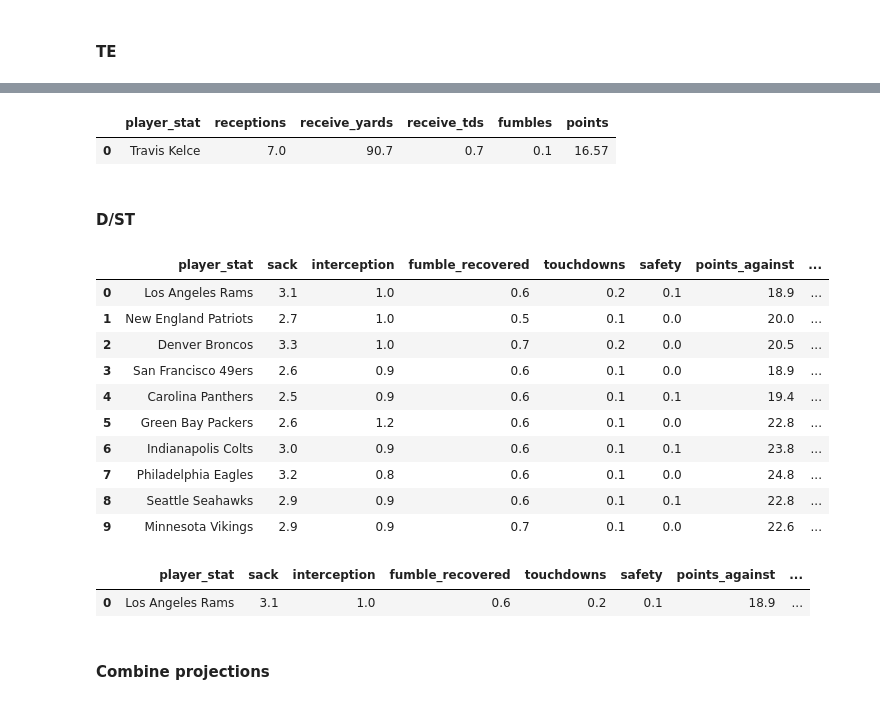
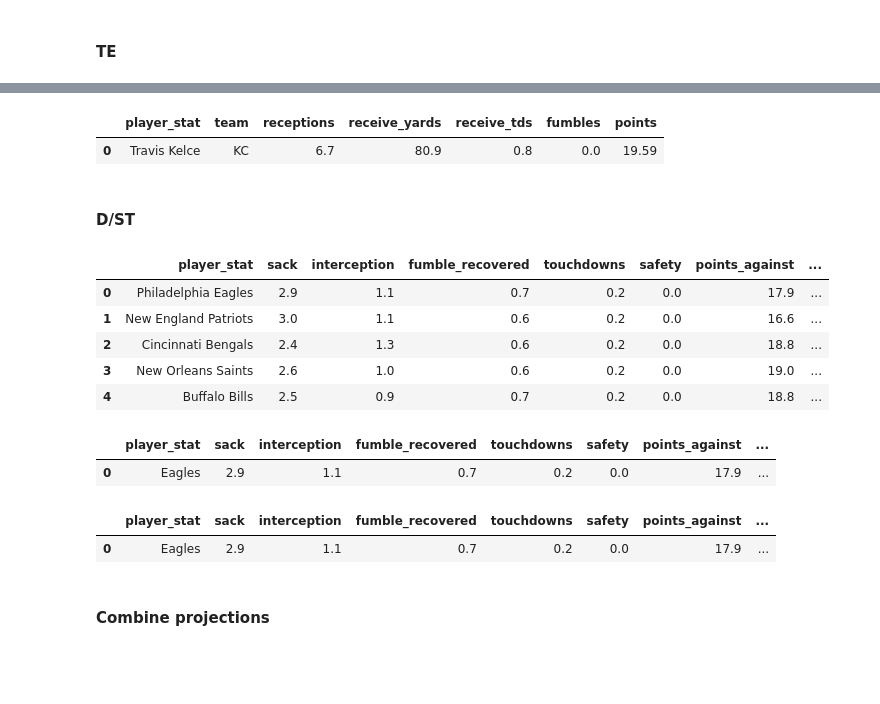
Before and after one commit to DMcDonough26/nfl_dfs_optimizer, a Jupyter notebook: nfl_dfs_optimizer.ipynb, the cells around one changed output, grey strips where cells are left out. Saved outputs shown, nothing was run; the diff lists cells and outputs as text; code cells hidden in the pictures; blank space fills up the shorter version.

```diff
--- a/nfl_dfs_optimizer.ipynb
+++ b/nfl_dfs_optimizer.ipynb
@@ -20,5 +24,8 @@ from pulp import *
 ### 1. Scrape Projections
 # %% [markdown]
 First, I need to scrape a source of fantasy projections. For my purposes, I am going to treat these projections as truth, and determine how to optimally select a lineup that maximizes the number of projected fantasy points.
+# %%
+week = 11
+droplist = ['TEN','GB','KC','LAC','SF','ARI','JAC','MIA','SEA','TB']
 # %% [markdown]
 #### QB Projections
@@ -295,53 +99,18 @@ te_projections['points'] = te_projections.apply(te_scoring, args= (scoring_dict,
-# %%
-te_projections.head(1)
-# %% [output]
-|  | player_stat | receptions | receive_yards | receive_tds | fumbles | points |
-| 0 | Travis Kelce | 7.0 | 90.7 | 0.7 | 0.1 | 16.57 |
+# %%
+te_projections['points'] = te_projections.apply(te_scoring, args= (scoring_dict,), axis=1)
+te_projections.head(1)
+# %% [output]
+|  | player_stat | team | receptions | receive_yards | receive_tds | fumbles | points |
+| 0 | Travis Kelce | KC | 6.7 | 80.9 | 0.8 | 0.0 | 19.59 |
 # %% [markdown]
 #### D/ST
-# %%
-def scrape_dst():
-    url = 'https://www.fantasypros.com/nfl/projections/dst.php?week=1'
-    response = requests.get(url)
-    soup = BeautifulSoup(response.text, "html.parser")
-
-    player_stat = []
-    sack = []
-    interception = []
-    fumble_recovered = []
-    touchdowns = []
-    safety = []
-    points_against = []
-    yards_against = []
-
-    for i in range(32):
-        name = len(str(soup.findAll('td')[0+10*i].findAll('a')[0]).split('>')[1])
-        player_stat.append(str(soup.findAll('td')[0+10*i].findAll('a')[0]).split('>')[1][0:name-3])
-        sack.append(float((str(soup.findAll('td')[1+10*i]).split('>')[1].split('<')[0])))
-        interception.append(float((str(soup.findAll('td')[2+10*i]).split('>')[1].split('<')[0])))
-        fumble_recovered.append(float((str(soup.findAll('td')[3+10*i]).split('>')[1].split('<')[0])))
-        touchdowns.append(float((str(soup.findAll('td')[5+10*i]).split('>')[1].split('<')[0])))
-        safety.append(float((str(soup.findAll('td')[6+10*i]).split('>')[1].split('<')[0])))
-        points_against.append(float((str(soup.findAll('td')[7+10*i]).split('>')[1].split('<')[0])))
-        yards_against.append((str(soup.findAll('td')[8+10*i]).split('>')[1].split('<')[0]))
-
-    dst_projections = pd.DataFrame({'player_stat':player_stat,'sack':sack,'interception':interception,
-                                   'fumble_recovered':fumble_recovered,'touchdowns':touchdowns,
-                                   'safety':safety,'points_against':points_against,'yards_against':yards_against})
-
-    return dst_projections
 # %%
-dst_projections = scrape_dst()
-dst_projections[0:10]
+dst_projections = scrape_dst(week)
+dst_projections.head()
 # %% [output]
 |  | player_stat | sack | interception | fumble_recovered | touchdowns | safety | points_against | ... |
-| 0 | Los Angeles Rams | 3.1 | 1.0 | 0.6 | 0.2 | 0.1 | 18.9 | ... |
-| 1 | New England Patriots | 2.7 | 1.0 | 0.5 | 0.1 | 0.0 | 20.0 | ... |
-| 2 | Denver Broncos | 3.3 | 1.0 | 0.7 | 0.2 | 0.0 | 20.5 | ... |
-| 3 | San Francisco 49ers | 2.6 | 0.9 | 0.6 | 0.1 | 0.0 | 18.9 | ... |
-| 4 | Carolina Panthers | 2.5 | 0.9 | 0.6 | 0.1 | 0.1 | 19.4 | ... |
-| 5 | Green Bay Packers | 2.6 | 1.2 | 0.6 | 0.1 | 0.0 | 22.8 | ... |
-| 6 | Indianapolis Colts | 3.0 | 0.9 | 0.6 | 0.1 | 0.1 | 23.8 | ... |
-| 7 | Philadelphia Eagles | 3.2 | 0.8 | 0.6 | 0.1 | 0.0 | 24.8 | ... |
-| 8 | Seattle Seahawks | 2.9 | 0.9 | 0.6 | 0.1 | 0.1 | 22.8 | ... |
-| 9 | Minnesota Vikings | 2.9 | 0.9 | 0.7 | 0.1 | 0.0 | 22.6 | ... |
+| 0 | Philadelphia Eagles | 2.9 | 1.1 | 0.7 | 0.2 | 0.0 | 17.9 | ... |
+| 1 | New England Patriots | 3.0 | 1.1 | 0.6 | 0.2 | 0.0 | 16.6 | ... |
+| 2 | Cincinnati Bengals | 2.4 | 1.3 | 0.6 | 0.2 | 0.0 | 18.8 | ... |
+| 3 | New Orleans Saints | 2.6 | 1.0 | 0.6 | 0.2 | 0.0 | 19.0 | ... |
+| 4 | Buffalo Bills | 2.5 | 0.9 | 0.7 | 0.2 | 0.0 | 18.8 | ... |
@@ -357,7 +117,14 @@ dst_projections['points'] = dst_projections.apply(dst_scoring, args= (scoring_di
 # %%
+dst_projections = clean_dst(dst_projections)
 dst_projections.head(1)
 # %% [output]
 |  | player_stat | sack | interception | fumble_recovered | touchdowns | safety | points_against | ... |
-| 0 | Los Angeles Rams | 3.1 | 1.0 | 0.6 | 0.2 | 0.1 | 18.9 | ... |
+| 0 | Eagles | 2.9 | 1.1 | 0.7 | 0.2 | 0.0 | 17.9 | ... |
+# %%
+dst_projections['points'] = dst_projections.apply(dst_scoring, args= (scoring_dict,), axis=1)
+dst_projections.head(1)
+# %% [output]
+|  | player_stat | sack | interception | fumble_recovered | touchdowns | safety | points_against | ... |
+| 0 | Eagles | 2.9 | 1.1 | 0.7 | 0.2 | 0.0 | 17.9 | ... |
 # %% [markdown]
 #### Combine projections
```
Also changed, not shown: parts of 46 cells of this notebook, 4 other files.
